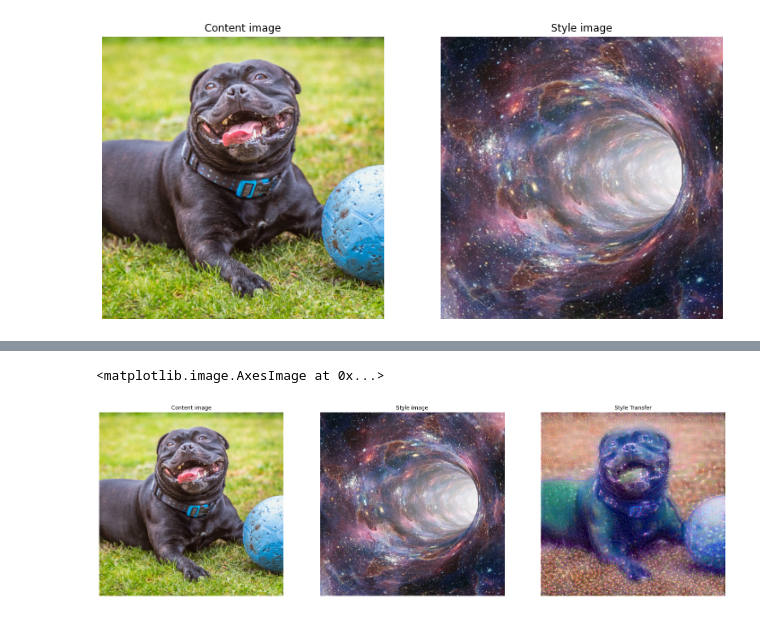
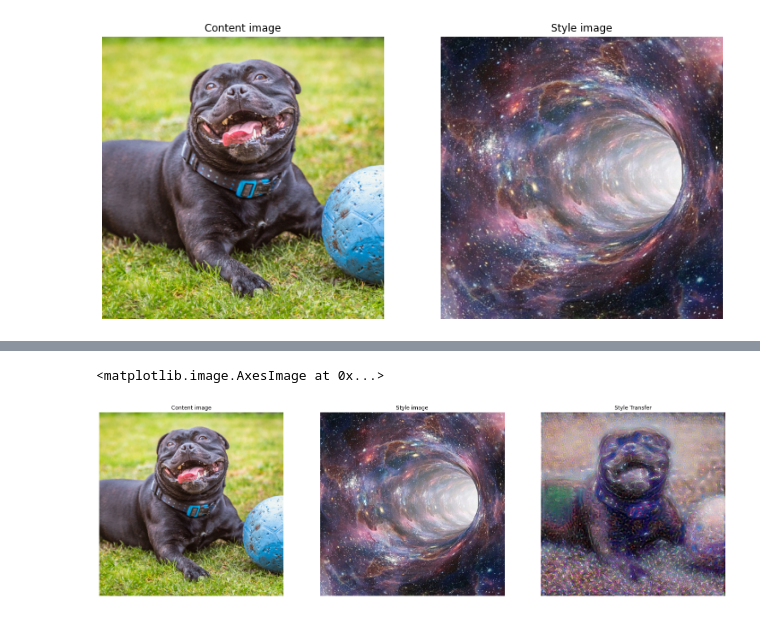
Before and after one commit to Apiquet/DeepLearningFrameworkFromScratch, a Jupyter notebook: style_transfer_test.ipynb, the cells around one changed output, grey strips where cells are left out. Drawn from its saved outputs; the diff is of its cells as text; code cells hidden in the pictures.

```diff
--- a/style_transfer_test.ipynb
+++ b/style_transfer_test.ipynb
@@ -80,24 +46,0 @@ def get_loss(style_target, style_feature, content_target, content_feature):
-# %%
-def training(style_image, content_image, optimizer, epochs=1):
-    images = []
-
-    style_targets, _ = get_features(style_image)
-    _, content_targets = get_features(content_image)
-
-    generated_image = tf.cast(content_image, dtype=tf.float32)
-    generated_image = tf.Variable(generated_image)
-
-    images.append(tf.keras.preprocessing.image.array_to_img(tf.squeeze(content_image)))
-    for n in tqdm(range(epochs)):
-        with tf.GradientTape() as tape:
-            style_features, content_features = get_features(generated_image)
-            loss = get_loss(style_targets, style_features, content_targets, content_features)
-
-        gradients = tape.gradient(loss, generated_image)
-        optimizer.apply_gradients([(gradients, generated_image)])
-        generated_image.assign(
-          tf.clip_by_value(generated_image, clip_value_min=0.0, clip_value_max=255.0))
-
-        tmp_img = tf.Variable(generated_image)
-        images.append(tf.keras.preprocessing.image.array_to_img(tf.squeeze(tmp_img)))
-    return images
@@ -115,18 +60,18 @@ imageio.mimsave(out_gif, gif, fps=2)
 # %%
 fig, axs = plt.subplots(1, 3, figsize=(25, 40), facecolor='w', edgecolor='k')
 
 axs[0].axis('off')
 axs[0].set_title("Content image")
 axs[0].imshow(content_image_np)
 
 axs[1].axis('off')
 axs[1].set_title("Style image")
 axs[1].imshow(style_image_np)
 
 axs[2].axis('off')
 axs[2].set_title("Style Transfer")
-axs[2].imshow(images[20])
+axs[2].imshow(images[50])
 # %% [output]
 <matplotlib.image.AxesImage at 0x...>
-[figure, old version]
+[figure, new version]
 # %%
```
Also changed, not shown: parts of 6 cells of this notebook, 1 other file.
